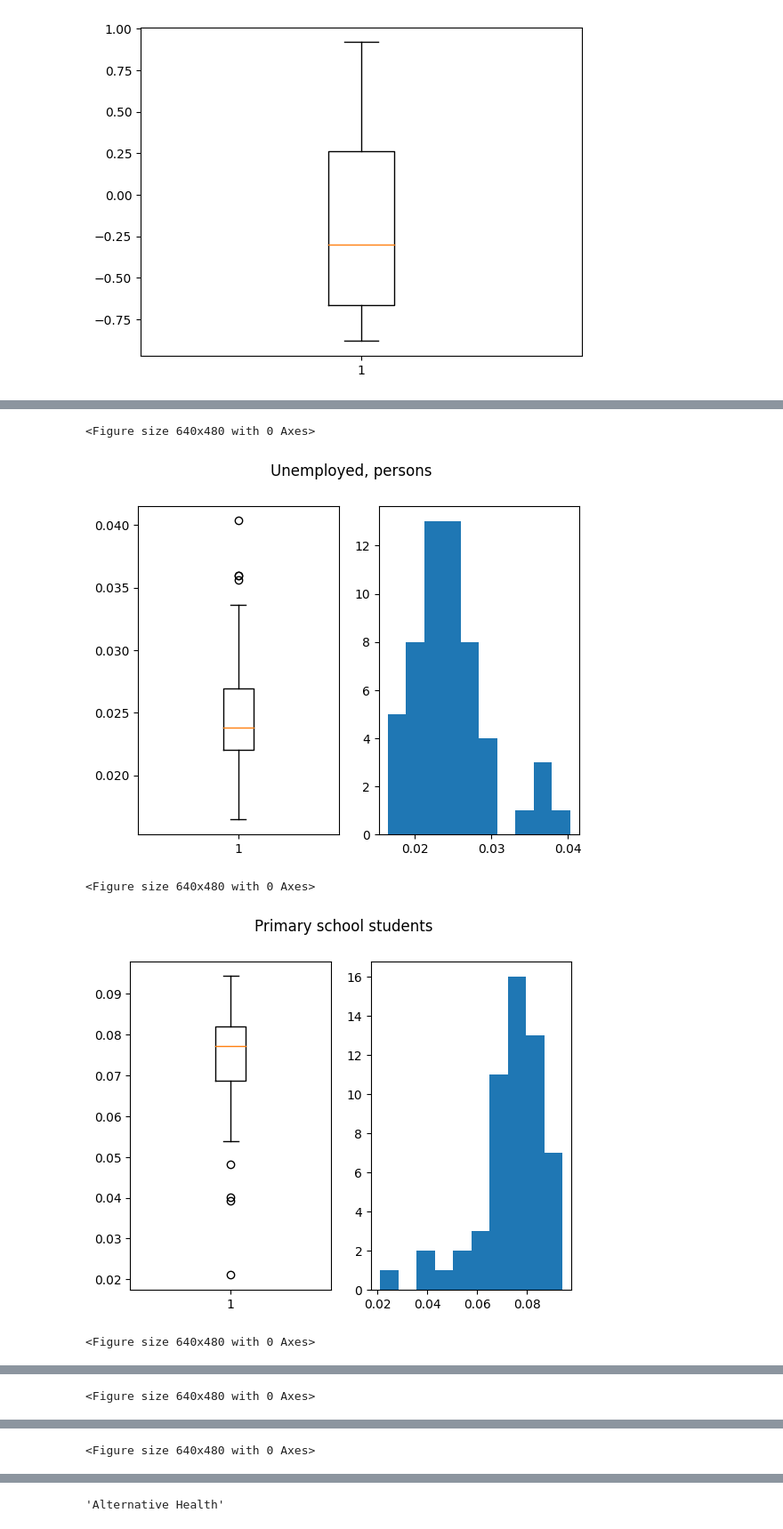
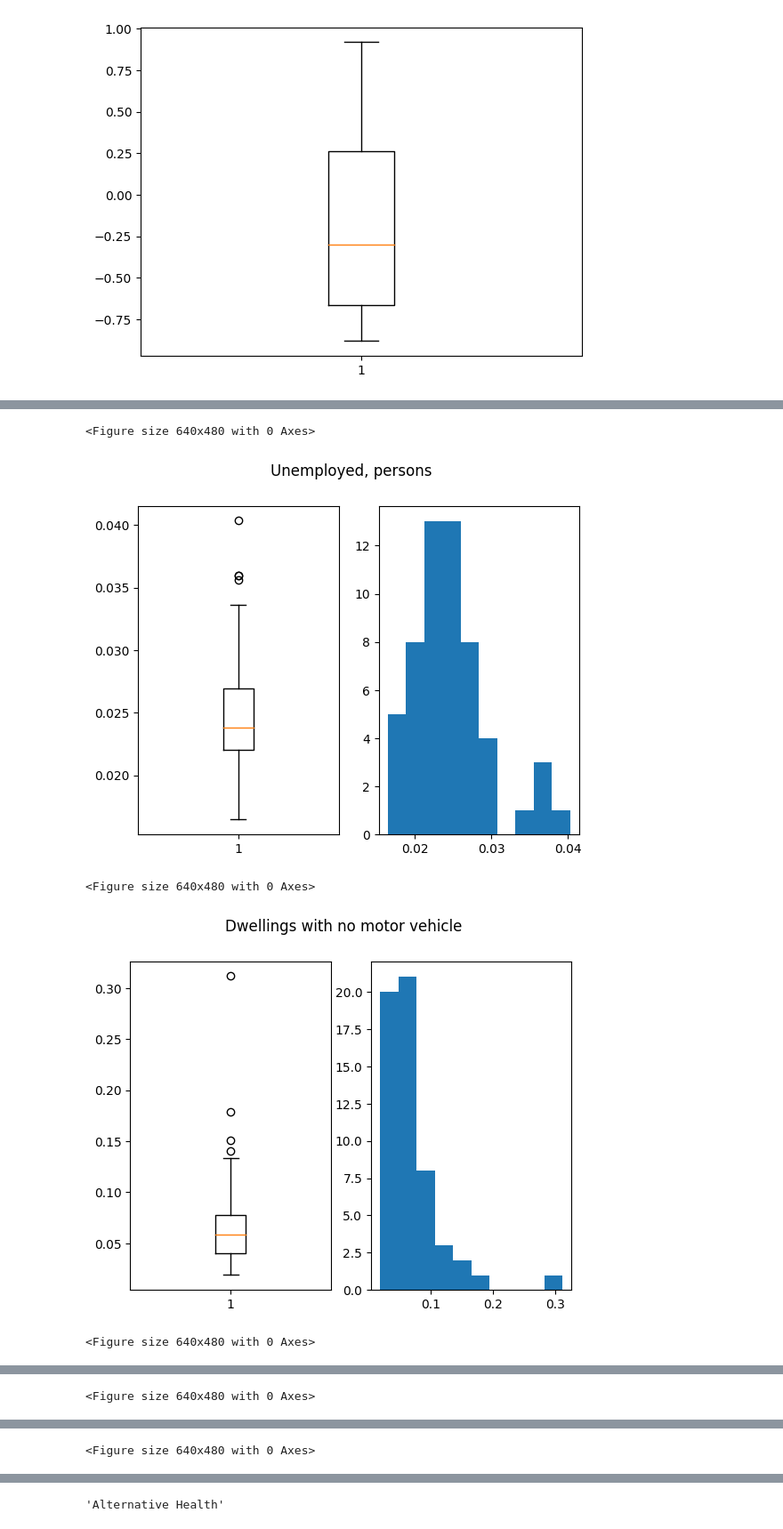
Before and after one commit to khangluong2004/COMP20008_Assignment2, a Jupyter notebook: khang/eda.ipynb, the cells around one changed output, grey strips where cells are left out. Shown at 89% size. Cells and saved outputs as stored; diff of their text form; code cells hidden in the pictures.

```diff
--- a/khang/eda.ipynb
+++ b/khang/eda.ipynb
@@ -273,13 +273,22 @@ swanhill -0.04347700623004913
 # "Unpaid carer of children, persons")
 
 # Across 2015 - 2015
-topNMI = ['IRSD (min)', 'Female-headed lone parent families', 'Public Housing Dwellings',
-          'IRSD (avg)', 'Dwellings with no internet', 'Requires assistance with core activities, persons',
-          'Presentations to emergency departments, 2012-13', 'Male-headed lone parent families',
-          'Centrelink Offices', 'Residential (km^2)']
-topCorrCoeff = ['Dwellings with no motor vehicle', 'Public Housing Dwellings', 'IRSD (min)',
-                'Unpaid carer of children, persons', 'Unemployed, persons', 'Mental Health',
-                'Homelessness', 'Primary school students', 'Secondary school students', 'General Practice']
+topNMI = ['Dwellings with no motor vehicle', 'Public Housing Dwellings', 'IRSD (min)',
+          'Unpaid carer of children, persons', 'Unemployed, persons', '2007 ERP age 20-24, persons',
+          'Mental Health', 'Homelessness', 'Primary school students', '2012 ERP age 20-24, persons',
+          '2007 ERP age 45-64, persons', '2012 ERP age 5-9, persons', 'Secondary school students',
+          'General Practice', '2012 ERP age 10-14, persons', '2012 ERP age 45-64, persons',
+          'Dental', 'IRSD (avg)', '2007 ERP age 5-9, persons', '2007 ERP age 25-44, persons']
+topCorrCoeff = ['IRSD (min)', 'Female-headed lone parent families', 'Public Housing Dwellings',
+                'IRSD (avg)', 'Dwellings with no internet',
+                'Requires assistance with core activities, persons',
+                'Presentations to emergency departments, 2012-13', 'Male-headed lone parent families',
+                'Centrelink Offices', 'Residential (km^2)', 'Homelessness',
+                'Holds degree or higher, persons', 'Child Protection and Family',
+                'Unpaid carer of children, persons', 'Other (km^2)',
+                '2012 ERP age 45-64, persons', 'Other Schools',
+                'Aboriginal or Torres Strait Islander, persons', 'Medicare Offices',
+                'Equivalent household income <$600/week']
 
 # Location: Average location seems representative of the LGA, with more LGAs
 # located near Melbourne
@@ -289,33 +298,34 @@ communities = preProcess.cleanedCommunities
 plt.figure()
 plt.title("Location of all LGA")
 sns.scatterplot(x=communities["Location_x"], y=communities["Location_y"], s=8)
 plt.show()
 
 # Plot the normalized value of all 79 features to check distribution
 normalizedCommunities = (communities.copy() - communities.min())/ (communities.max() - communities.min())
 plt.figure(figsize=(12, 8))
 plt.title("Distribution of (normalized) 79 kept features")
 plt.boxplot([normalizedCommunities[col].values for col in normalizedCommunities.columns],
             flierprops={'markersize': 1})
 plt.xticks(fontsize = 5)
 plt.xticks(rotation=90)
 plt.show()
 
 # Proper EDA for the 10 top NMI and top CorrCoeff
 allImportant = list(set(topCorrCoeff).union(set(topNMI)))
 
-for att in allImportant:
+# Plot 5 examples from all Important (can change to plot all)
+for att in allImportant[2:7]:
     plt.figure()
     fig, axs = plt.subplots(nrows=1, ncols=2)
     fig.suptitle(att)
     axs[0].boxplot(communities[att])
     axs[1].hist(communities[att])
     plt.show()
 # %% [output]
 [figure]
 [figure]
 <Figure size 640x480 with 0 Axes>
 [figure]
 <Figure size 640x480 with 0 Axes>
-[figure, old version]
+[figure, new version]
 <Figure size 640x480 with 0 Axes>
```
Also changed, not shown: parts of 2 cells of this notebook, 1 other file.
